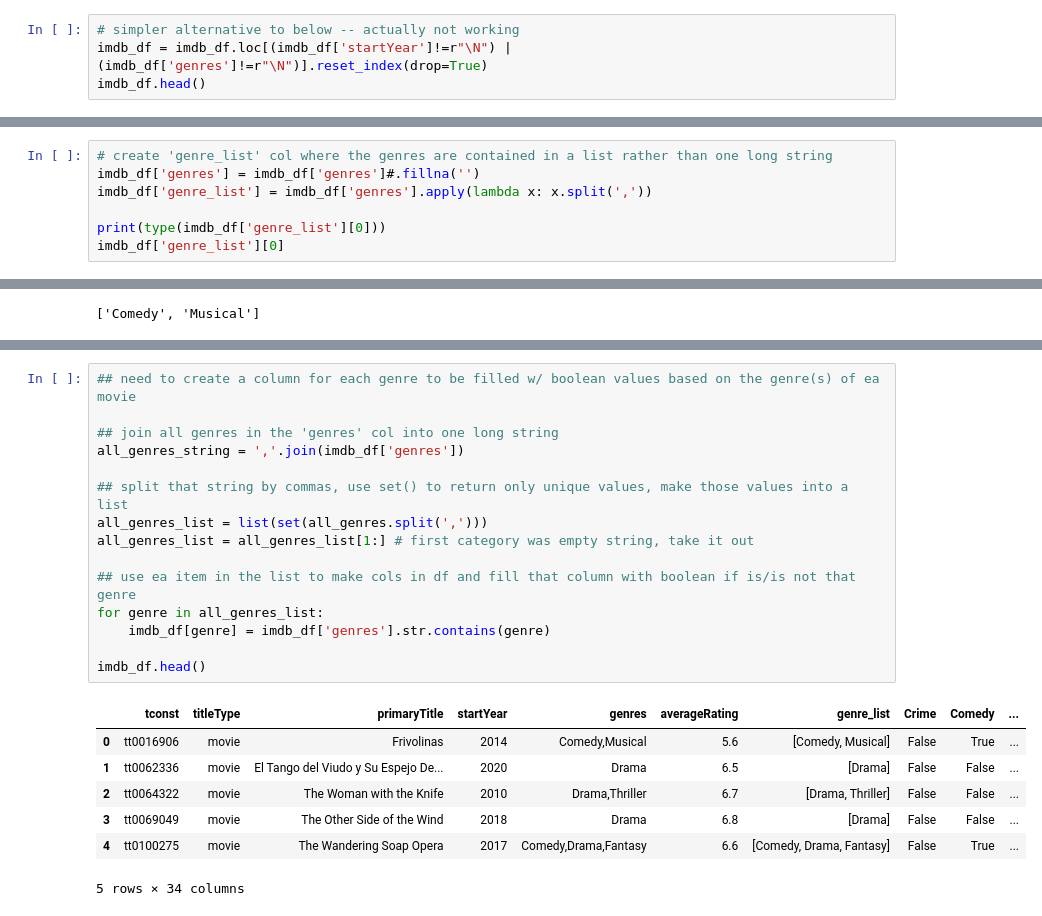
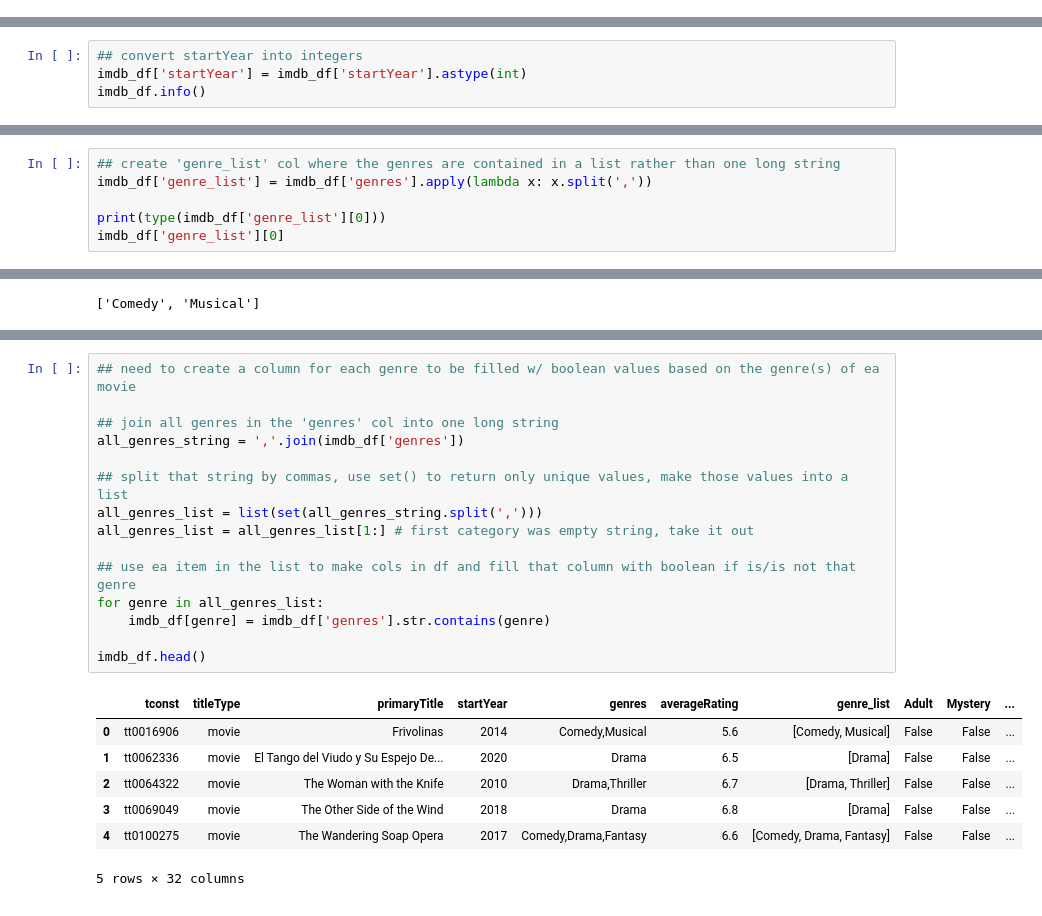
Before and after one commit to zero731/dsc-mod-1-project-v2-1-onl01-dtsc-ft-070620, a Jupyter notebook: student.ipynb, the cells around one changed output, grey strips where cells are left out. Cells and saved outputs as stored; diff of their text form.

```diff
--- a/student.ipynb
+++ b/student.ipynb
@@ -246,6 +281,2 @@ genres: 1011
 |  | tconst | titleType | primaryTitle | startYear | genres | averageRating |
 averageRating: 0
-# %%
-# simpler alternative to below -- actually not working
-imdb_df = imdb_df.loc[(imdb_df['startYear']!=r"\N") | (imdb_df['genres']!=r"\N")].reset_index(drop=True)
-imdb_df.head()
@@ -293,0 +318,4 @@ len(imdb_df)
+# %%
+## convert startYear into integers
+imdb_df['startYear'] = imdb_df['startYear'].astype(int)
+imdb_df.info()
@@ -296,6 +338,5 @@ len(imdb_df)
 # %%
-# create 'genre_list' col where the genres are contained in a list rather than one long string
-imdb_df['genres'] = imdb_df['genres']#.fillna('')
+## create 'genre_list' col where the genres are contained in a list rather than one long string
 imdb_df['genre_list'] = imdb_df['genres'].apply(lambda x: x.split(','))
 
 print(type(imdb_df['genre_list'][0]))
@@ -348,26 +347,26 @@ Name: genre_list, dtype: int64
 # %%
 ## need to create a column for each genre to be filled w/ boolean values based on the genre(s) of ea movie
 
 ## join all genres in the 'genres' col into one long string
 all_genres_string = ','.join(imdb_df['genres'])
 
 ## split that string by commas, use set() to return only unique values, make those values into a list
-all_genres_list = list(set(all_genres.split(',')))
+all_genres_list = list(set(all_genres_string.split(',')))
 all_genres_list = all_genres_list[1:] # first category was empty string, take it out
 
 ## use ea item in the list to make cols in df and fill that column with boolean if is/is not that genre
 for genre in all_genres_list:
     imdb_df[genre] = imdb_df['genres'].str.contains(genre)
 
 imdb_df.head()
 # %% [output]
-|  | tconst | titleType | primaryTitle | startYear | genres | averageRating | genre_list | Crime | Comedy | ... |
-| 0 | tt0016906 | movie | Frivolinas | 2014 | Comedy,Musical | 5.6 | [Comedy, Musical] | False | True | ... |
+|  | tconst | titleType | primaryTitle | startYear | genres | averageRating | genre_list | Adult | Mystery | ... |
+| 0 | tt0016906 | movie | Frivolinas | 2014 | Comedy,Musical | 5.6 | [Comedy, Musical] | False | False | ... |
 | 1 | tt0062336 | movie | El Tango del Viudo y Su Espejo De... | 2020 | Drama | 6.5 | [Drama] | False | False | ... |
 | 2 | tt0064322 | movie | The Woman with the Knife | 2010 | Drama,Thriller | 6.7 | [Drama, Thriller] | False | False | ... |
 | 3 | tt0069049 | movie | The Other Side of the Wind | 2018 | Drama | 6.8 | [Drama] | False | False | ... |
-| 4 | tt0100275 | movie | The Wandering Soap Opera | 2017 | Comedy,Drama,Fantasy | 6.6 | [Comedy, Drama, Fantasy] | False | True | ... |
+| 4 | tt0100275 | movie | The Wandering Soap Opera | 2017 | Comedy,Drama,Fantasy | 6.6 | [Comedy, Drama, Fantasy] | False | False | ... |
-5 rows × 34 columns
+5 rows × 32 columns
 # %%
 ## add a column for the number of genres a movie spans
 
```
Also changed, not shown: parts of 187 cells of this notebook.
